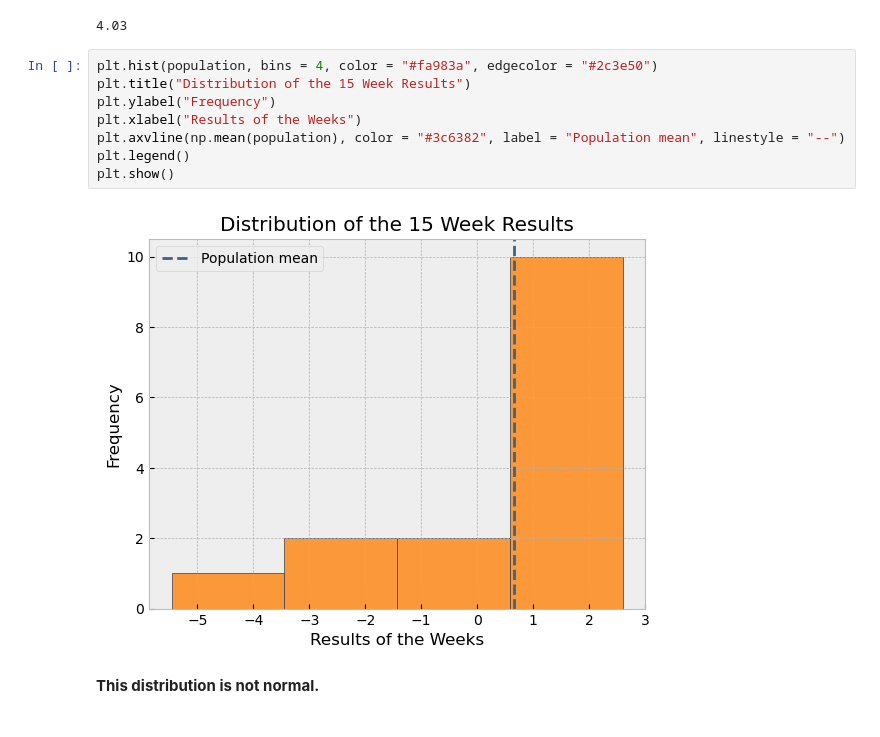
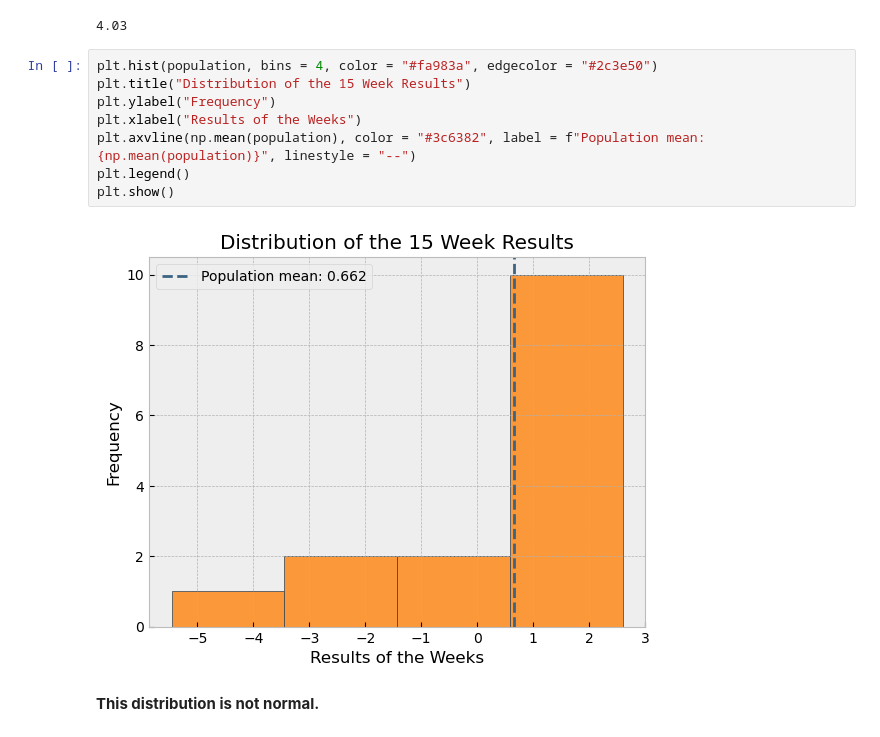
Before and after one commit to exio78/Data-Analysis, a Jupyter notebook: Probability/trading_roadmap/trading_projection_part_I.ipynb, the cells around one changed output. Cells and saved outputs as stored; diff of their text form.

```diff
--- a/Probability/trading_roadmap/trading_projection_part_I.ipynb
+++ b/Probability/trading_roadmap/trading_projection_part_I.ipynb
@@ -74,13 +74,13 @@ range_population / 2 # this 2 is the lenght of each bin
 # %%
 plt.hist(population, bins = 4, color = "#fa983a", edgecolor = "#2c3e50")
 plt.title("Distribution of the 15 Week Results")
 plt.ylabel("Frequency")
 plt.xlabel("Results of the Weeks")
-plt.axvline(np.mean(population), color = "#3c6382", label = "Population mean", linestyle = "--")
+plt.axvline(np.mean(population), color = "#3c6382", label = f"Population mean: {np.mean(population)}", linestyle = "--")
 plt.legend()
 plt.show()
 # %% [output]
-[figure, old version]
+[figure, new version]
 # %% [markdown]
 **This distribution is not normal.**
 # %%
```
Also changed, not shown: parts of 3 cells of this notebook, 7 other files.
